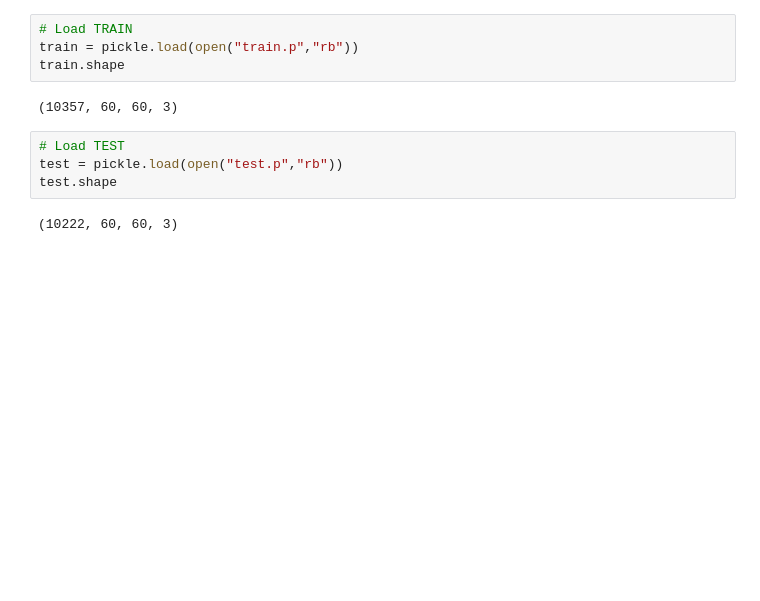
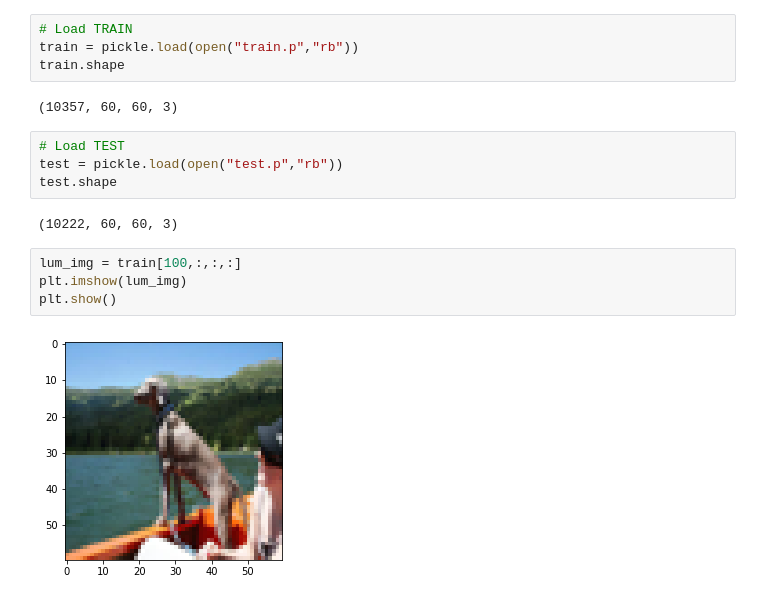
Before and after one commit to yeguacelestial/dog-breed-cnn, a Jupyter notebook: dog-breed-cnn.ipynb, the cells around one changed output. Saved outputs shown, nothing was run; the diff lists cells and outputs as text; blank space fills up the shorter version.

```diff
--- a/dog-breed-cnn.ipynb
+++ b/dog-breed-cnn.ipynb
@@ -37,3 +37,9 @@ test = pickle.load(open("test.p","rb"))
 test.shape
 # %% [output]
 (10222, 60, 60, 3)
+# %%
+lum_img = train[100,:,:,:]
+plt.imshow(lum_img)
+plt.show()
+# %% [output]
+[figure, added]
```
Also changed, not shown: parts of 1 cell of this notebook.
